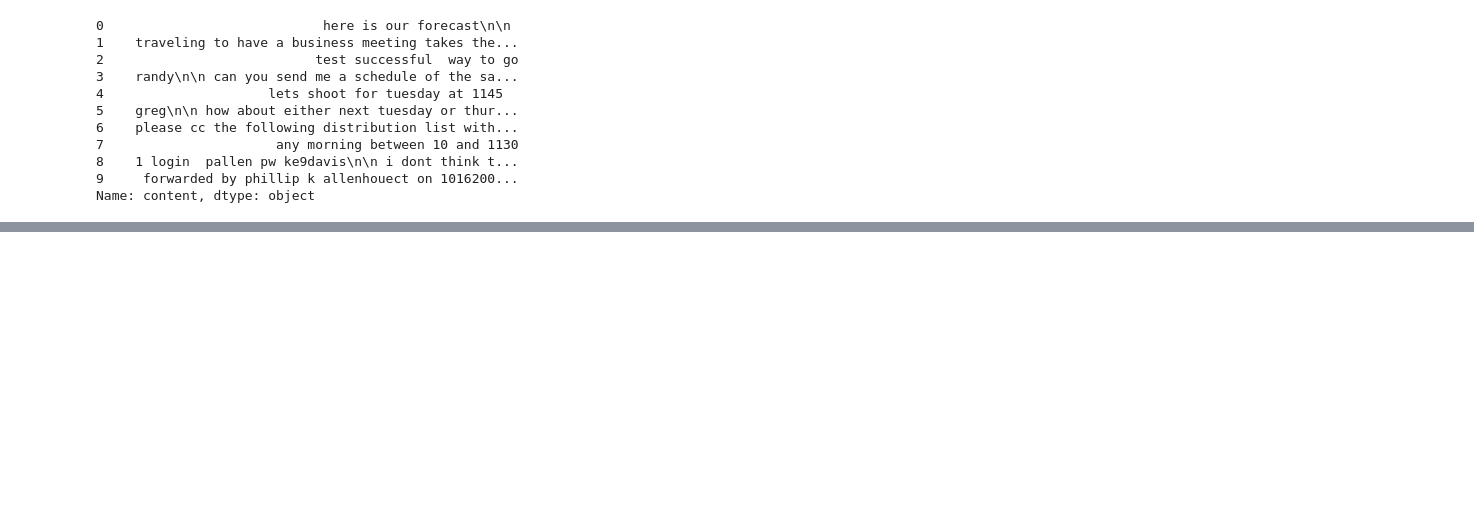
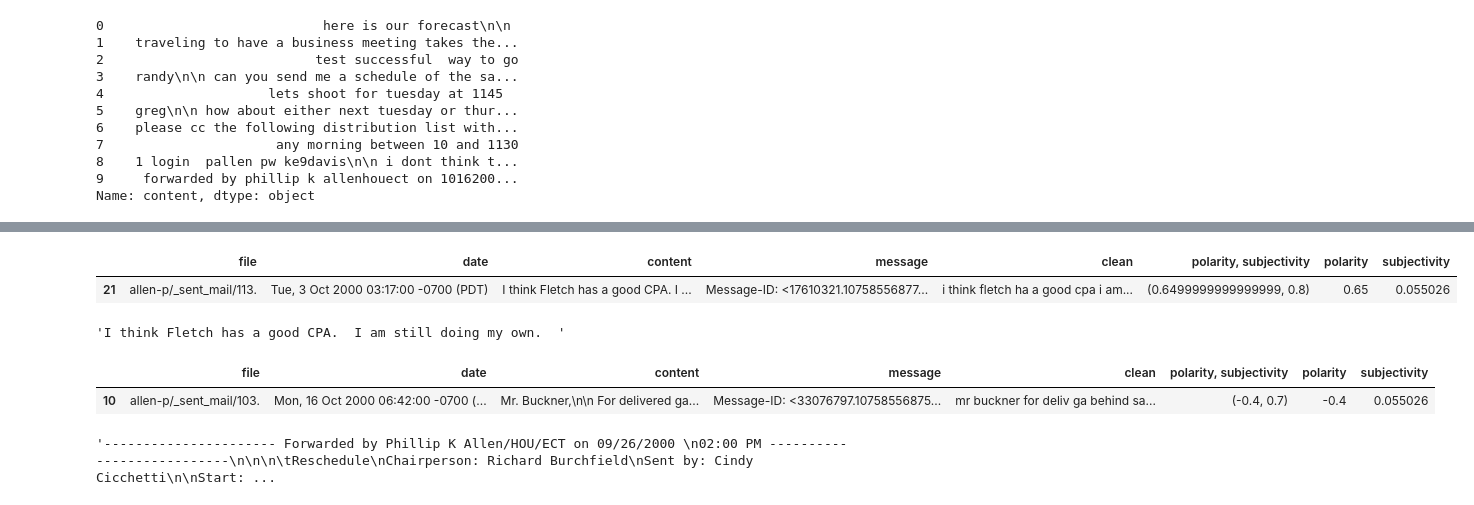
Before and after one commit to Enron-Discussion-NLP/Capstone, a Jupyter notebook: 00_Stephanie/stephanie_working-notebook.ipynb, the cells around one changed output, grey strips where cells are left out. Drawn from its saved outputs; the diff is of its cells as text; code cells hidden in the pictures; blank space fills up the shorter version.

```diff
--- a/00_Stephanie/stephanie_working-notebook.ipynb
+++ b/00_Stephanie/stephanie_working-notebook.ipynb
@@ -283,0 +409,18 @@ prepare.clean_emails(raw_data)
+# %%
+test_df[test_df.polarity == test_df.polarity.max()]
+# %% [output]
+|  | file | date | content | message | clean | polarity, subjectivity | polarity | subjectivity |
+| 21 | allen-p/_sent_mail/113. | Tue, 3 Oct 2000 03:17:00 -0700 (PDT) | I think Fletch has a good CPA. I ... | Message-ID: <17610321.10758556877... | i think fletch ha a good cpa i am... | (0.6499999999999999, 0.8) | 0.65 | 0.055026 |
+# %%
+test_df.content[21]
+# %% [output]
+'I think Fletch has a good CPA.  I am still doing my own.  '
+# %%
+test_df[test_df.polarity == test_df.polarity.min()]
+# %% [output]
+|  | file | date | content | message | clean | polarity, subjectivity | polarity | subjectivity |
+| 10 | allen-p/_sent_mail/103. | Mon, 16 Oct 2000 06:42:00 -0700 (... | Mr. Buckner,\n\n For delivered ga... | Message-ID: <33076797.10758556875... | mr buckner for deliv ga behind sa... | (-0.4, 0.7) | -0.4 | 0.055026 |
+# %%
+test_df.content[27]
+# %% [output]
+'---------------------- Forwarded by Phillip K Allen/HOU/ECT on 09/26/2000 \n02:00 PM ---------------------------\n\n\n\tReschedule\nChairperson: Richard Burchfield\nSent by: Cindy Cicchetti\n\nStart: ...
```
Also changed, not shown: parts of 18 cells of this notebook.
